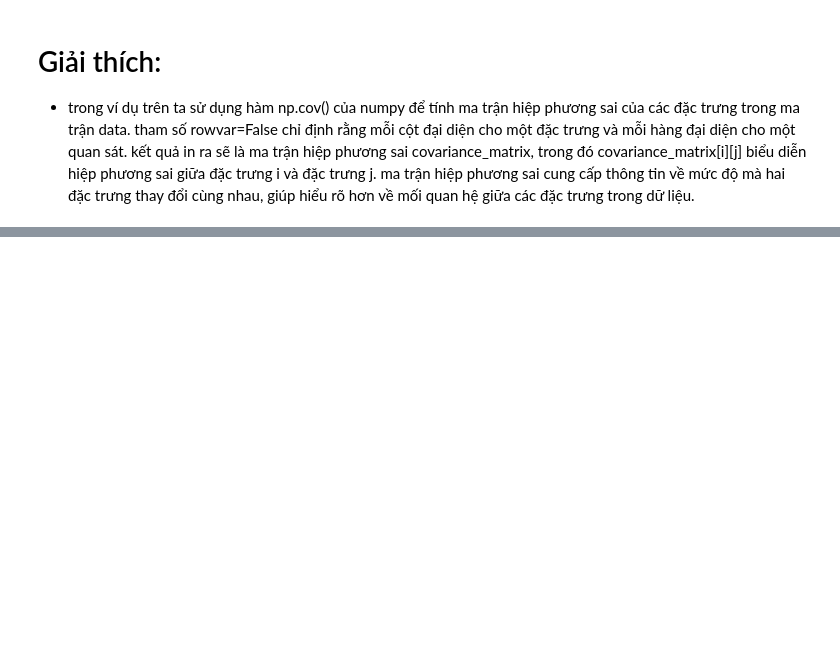
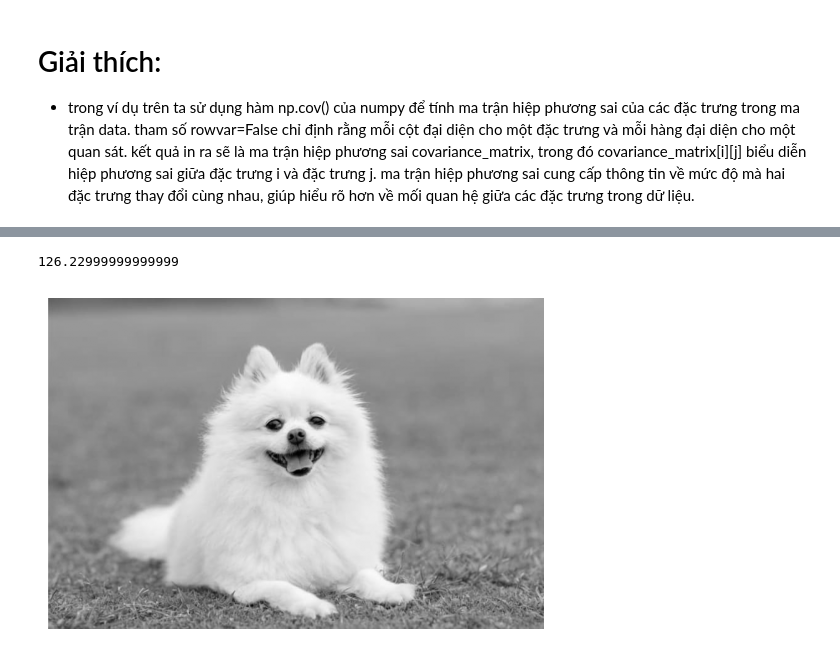
Before and after one commit to cuonglevan23/python_learn_ai, a Jupyter notebook: lern_01.ipynb, the cells around one changed output, grey strips where cells are left out. Cells and saved outputs as stored; diff of their text form; code cells hidden in the pictures; blank space fills up the shorter version.

```diff
--- a/lern_01.ipynb
+++ b/lern_01.ipynb
@@ -1347,0 +1584,11 @@ Covariance Matrix:
+# %%
+gray_img_03 = 0.21*img[:,:,0] + 0.72*img[:,:,1] + 0.07*img[:,:,2]
+
+print(gray_img_03[0, 0])
+
+plt.imshow(gray_img_03, cmap="gray")
+plt.axis("off")
+plt.show()
+# %% [output]
+126.22999999999999
+[figure, added]
```
Also changed, not shown: parts of 32 cells of this notebook, 7 other files.
